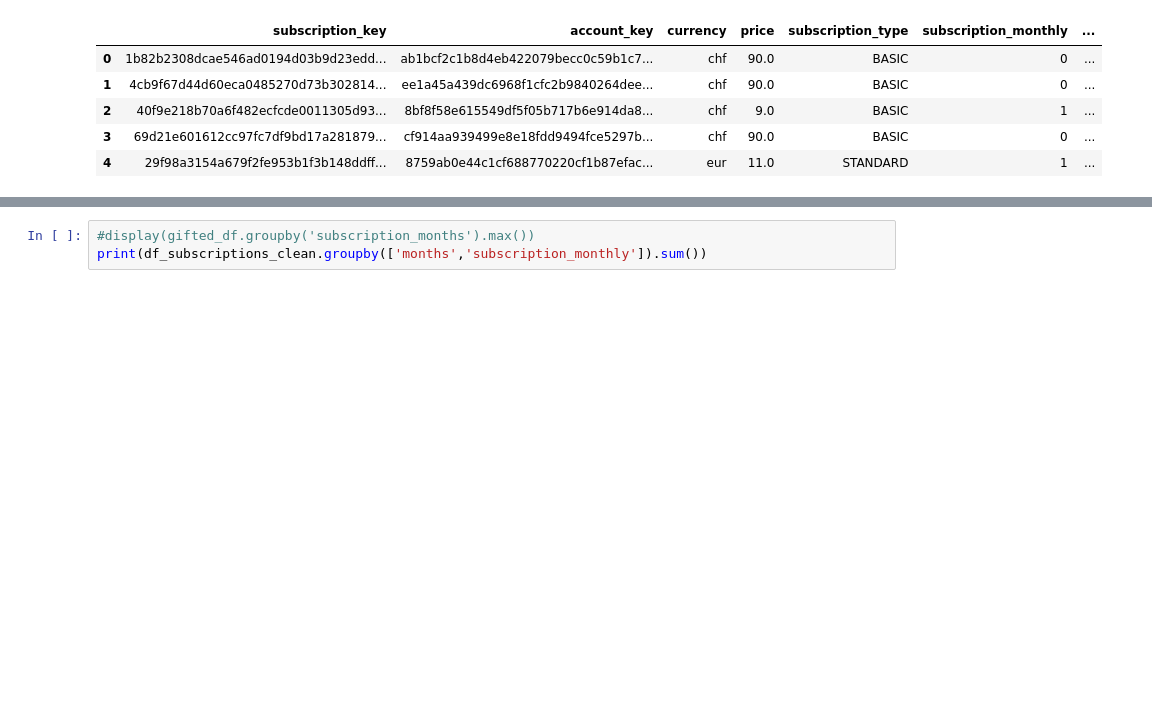
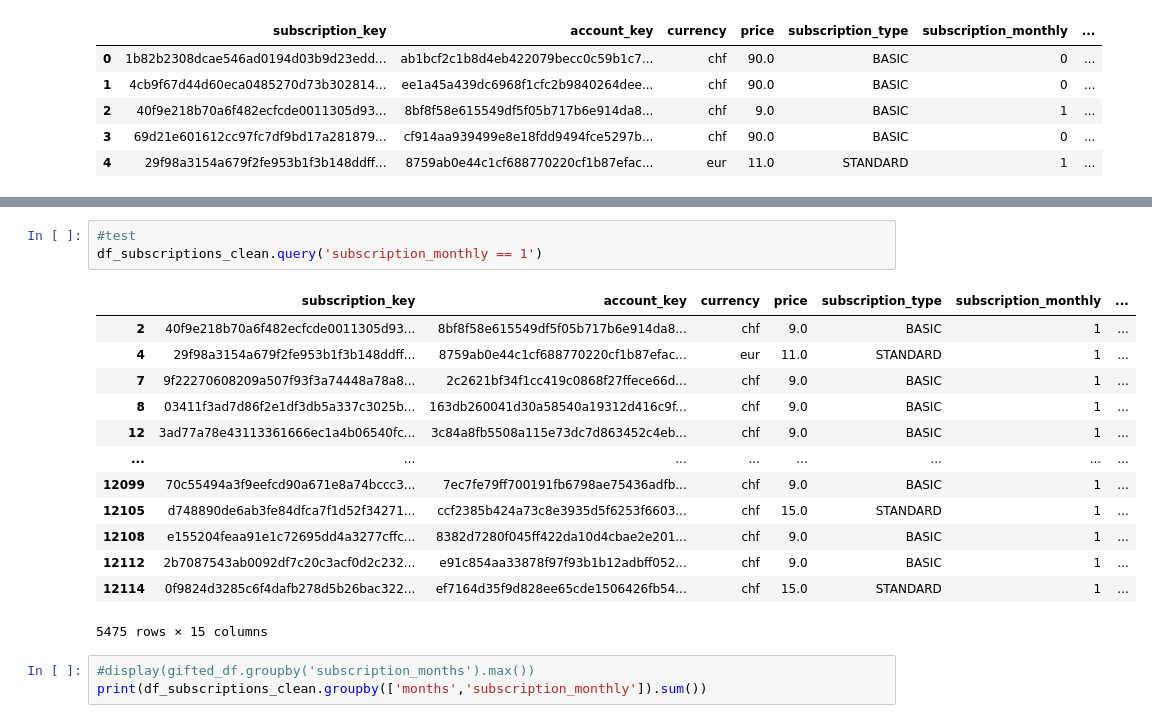
Before and after one commit to elisicke/Data-Analyst-Capstone-Project, a Jupyter notebook: Group_Liz.ipynb, the cells around one changed output, grey strips where cells are left out. Saved outputs shown, nothing was run; the diff lists cells and outputs as text; blank space fills up the shorter version.

```diff
--- a/Group_Liz.ipynb
+++ b/Group_Liz.ipynb
@@ -113,3 +152,20 @@ df_subscriptions_clean.head()
+# %%
+#test
+df_subscriptions_clean.query('subscription_monthly == 1')
+# %% [output]
+|  | subscription_key | account_key | currency | price | subscription_type | subscription_monthly | ... |
+| 2 | 40f9e218b70a6f482ecfcde0011305d93... | 8bf8f58e615549df5f05b717b6e914da8... | chf | 9.0 | BASIC | 1 | ... |
+| 4 | 29f98a3154a679f2fe953b1f3b148ddff... | 8759ab0e44c1cf688770220cf1b87efac... | eur | 11.0 | STANDARD | 1 | ... |
+| 7 | 9f22270608209a507f93f3a74448a78a8... | 2c2621bf34f1cc419c0868f27ffece66d... | chf | 9.0 | BASIC | 1 | ... |
+| 8 | 03411f3ad7d86f2e1df3db5a337c3025b... | 163db260041d30a58540a19312d416c9f... | chf | 9.0 | BASIC | 1 | ... |
+| 12 | 3ad77a78e43113361666ec1a4b06540fc... | 3c84a8fb5508a115e73dc7d863452c4eb... | chf | 9.0 | BASIC | 1 | ... |
+| ... | ... | ... | ... | ... | ... | ... | ... |
+| 12099 | 70c55494a3f9eefcd90a671e8a74bccc3... | 7ec7fe79ff700191fb6798ae75436adfb... | chf | 9.0 | BASIC | 1 | ... |
+| 12105 | d748890de6ab3fe84dfca7f1d52f34271... | ccf2385b424a73c8e3935d5f6253f6603... | chf | 15.0 | STANDARD | 1 | ... |
+| 12108 | e155204feaa91e1c72695dd4a3277cffc... | 8382d7280f045ff422da10d4cbae2e201... | chf | 9.0 | BASIC | 1 | ... |
+| 12112 | 2b7087543ab0092df7c20c3acf0d2c232... | e91c854aa33878f97f93b1b12adbff052... | chf | 9.0 | BASIC | 1 | ... |
+| 12114 | 0f9824d3285c6f4dafb278d5b26bac322... | ef7164d35f9d828ee65cde1506426fb54... | chf | 15.0 | STANDARD | 1 | ... |
+5475 rows × 15 columns
 # %%
 #display(gifted_df.groupby('subscription_months').max())
 print(df_subscriptions_clean.groupby(['months','subscription_monthly']).sum())
```
Also changed, not shown: parts of 11 cells of this notebook.
